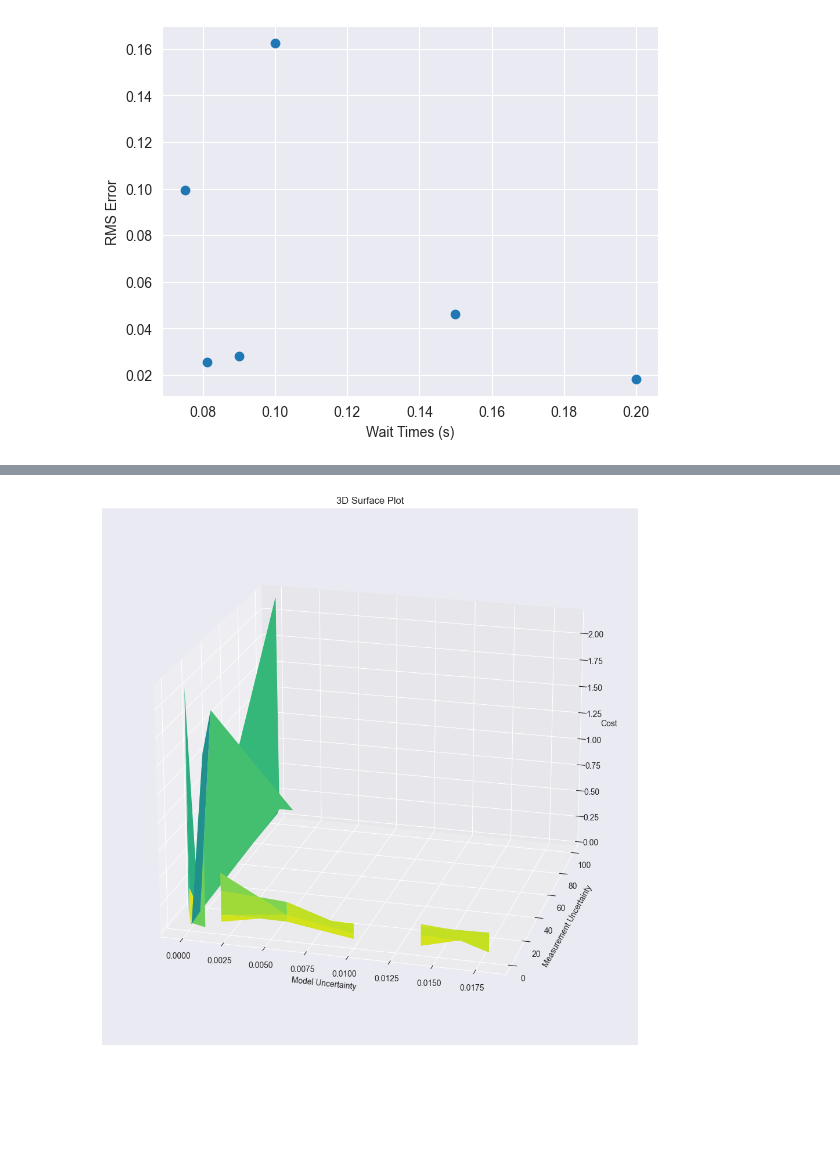
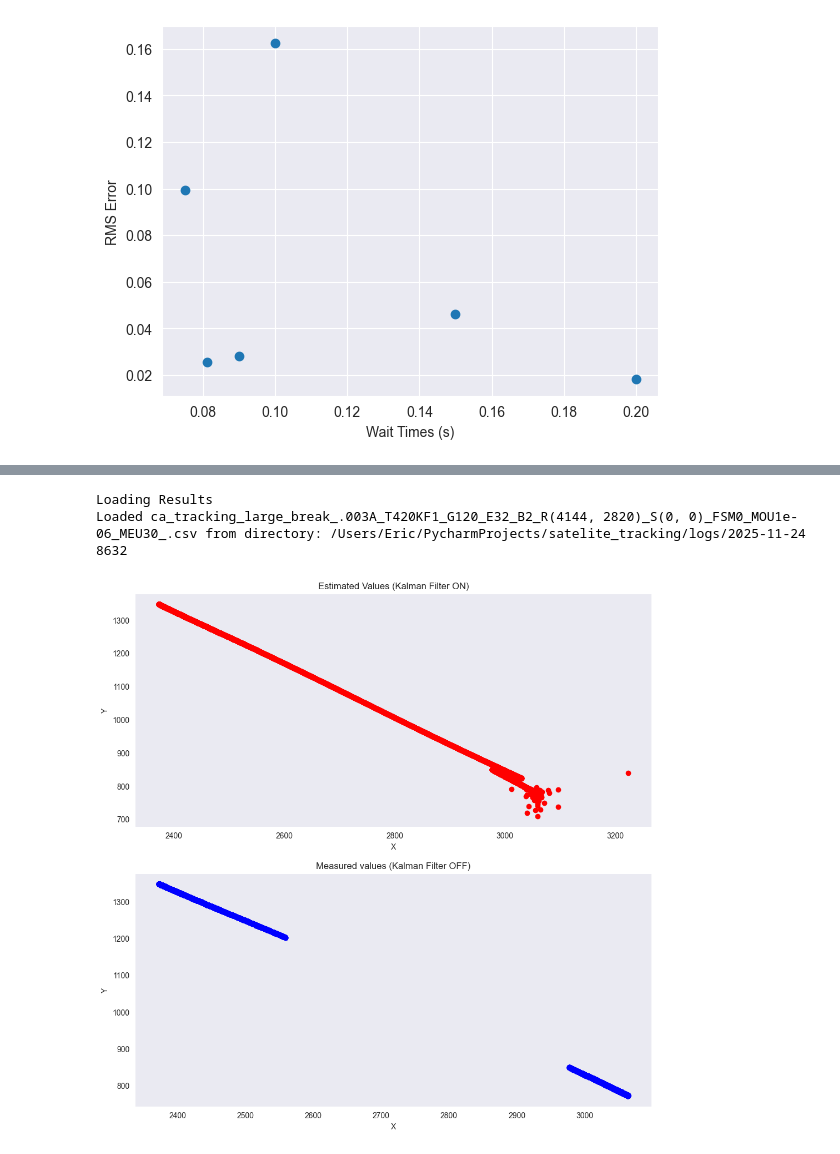
Before and after one commit to Bloodaxe90/Satellite_Tracking, a Jupyter notebook: notebooks/inference.ipynb, the cells around one changed output, grey strips where cells are left out. Drawn from its saved outputs; the diff is of its cells as text; code cells hidden in the pictures; blank space fills up the shorter version.

Commit message:
constant acceleration graphs

```diff
--- a/notebooks/inference.ipynb
+++ b/notebooks/inference.ipynb
@@ -859,21 +729,31 @@ Name: 12, dtype: float64
-# %%
-fig = plt.figure(figsize=(12, 12))
-ax = fig.add_subplot(111, projection='3d')
-pivot_data = results.pivot_table(
-    index='model_uncertainty',
-    columns='measurement_uncertainty',
-    values='cost'
-)
-
-X, Y = np.meshgrid(pivot_data.index.values, pivot_data.columns.values)
-Z = pivot_data.T.values
-surf = ax.plot_surface(X, Y, Z, cmap='viridis_r', edgecolor='none')
-ax.set_title("3D Surface Plot")
-ax.set_xlabel("Model Uncertainty")
-ax.set_ylabel("Measurement Uncertainty")
-ax.set_zlabel("Cost")
-ax.view_init(elev=20, azim=-75)
-
-plt.show()
-# %% [output]
-[figure, removed]
+# %%
+results = load_results(root_dir, "ca_tracking_large_break_.003A_T420KF1_G120_E32_B2_R(4144, 2820)_S(0, 0)_FSM0_MOU1e-06_MEU30_.csv", "2025-11-24")
+
+print(len(results))
+
+
+Q1 = results.quantile(0.25)
+Q3 = results.quantile(0.75)
+IQR = Q3 - Q1
+
+results = results[~((results < (Q1 - 1.5 * IQR)) | (results > (Q3 + 1.5 * IQR))).any(axis=1)]
+fig, axis = plt.subplots(2, 1, figsize = (12, 12))
+ax1 = axis[0]
+ax1.scatter(results["estimated_X"], results["estimated_Y"],  color = "r")
+ax1.set_ylabel("Y")
+ax1.set_xlabel("X")
+ax1.set_title("Estimated Values (Kalman Filter ON)")
+ax1.grid()
+
+ax2 = axis[1]
+ax2.scatter(results["measured_X"], results["measured_Y"],  color = "b")
+ax2.set_ylabel("Y")
+ax2.set_xlabel("X")
+ax2.set_title("Measured values (Kalman Filter OFF)")
+ax2.grid()
+plt.show()
+# %% [output]
+Loading Results
+Loaded ca_tracking_large_break_.003A_T420KF1_G120_E32_B2_R(4144, 2820)_S(0, 0)_FSM0_MOU1e-06_MEU30_.csv from directory: /Users/Eric/PycharmProjects/satelite_tracking/logs/2025-11-24
+8632
+[figure, added]
```
Also changed, not shown: parts of 9 cells of this notebook, 16 other files.
